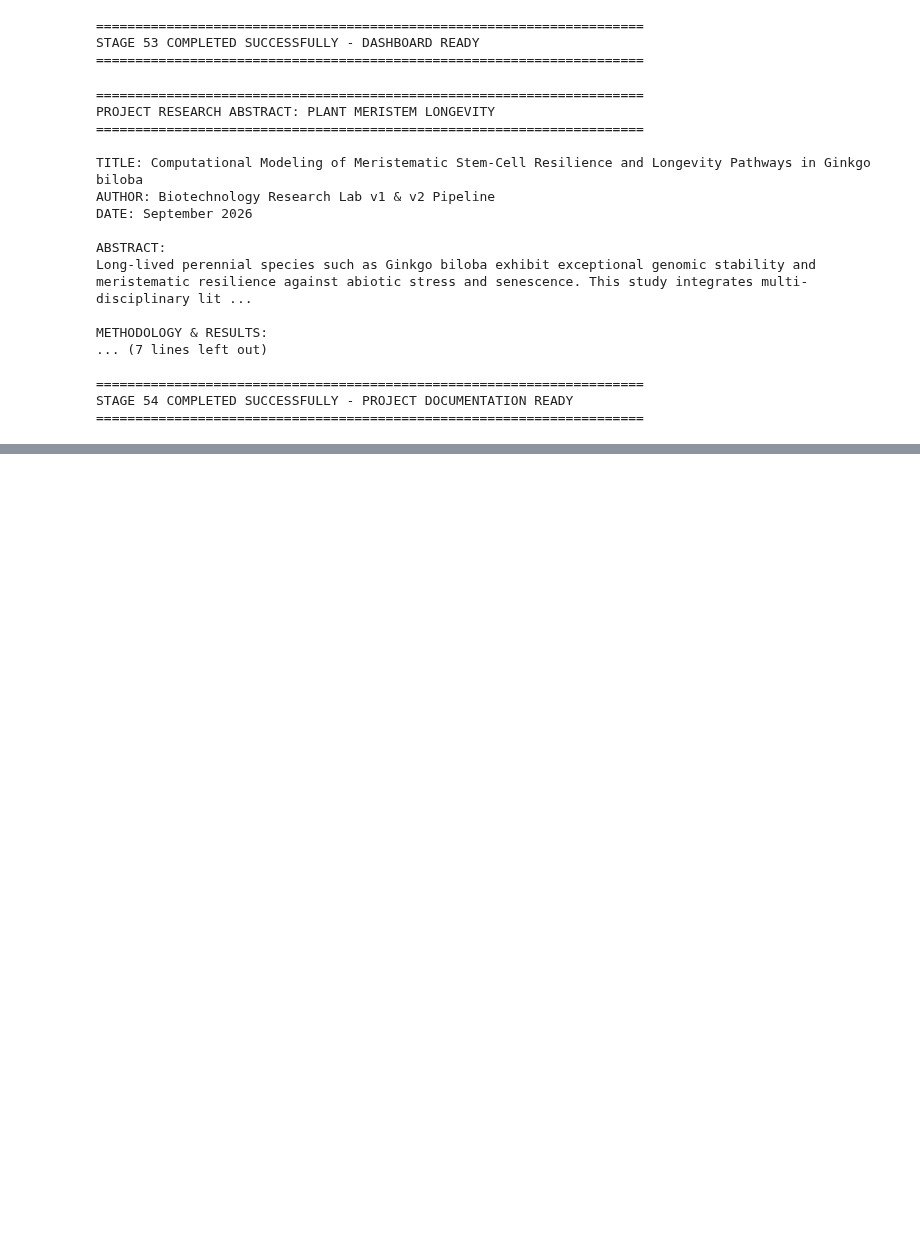
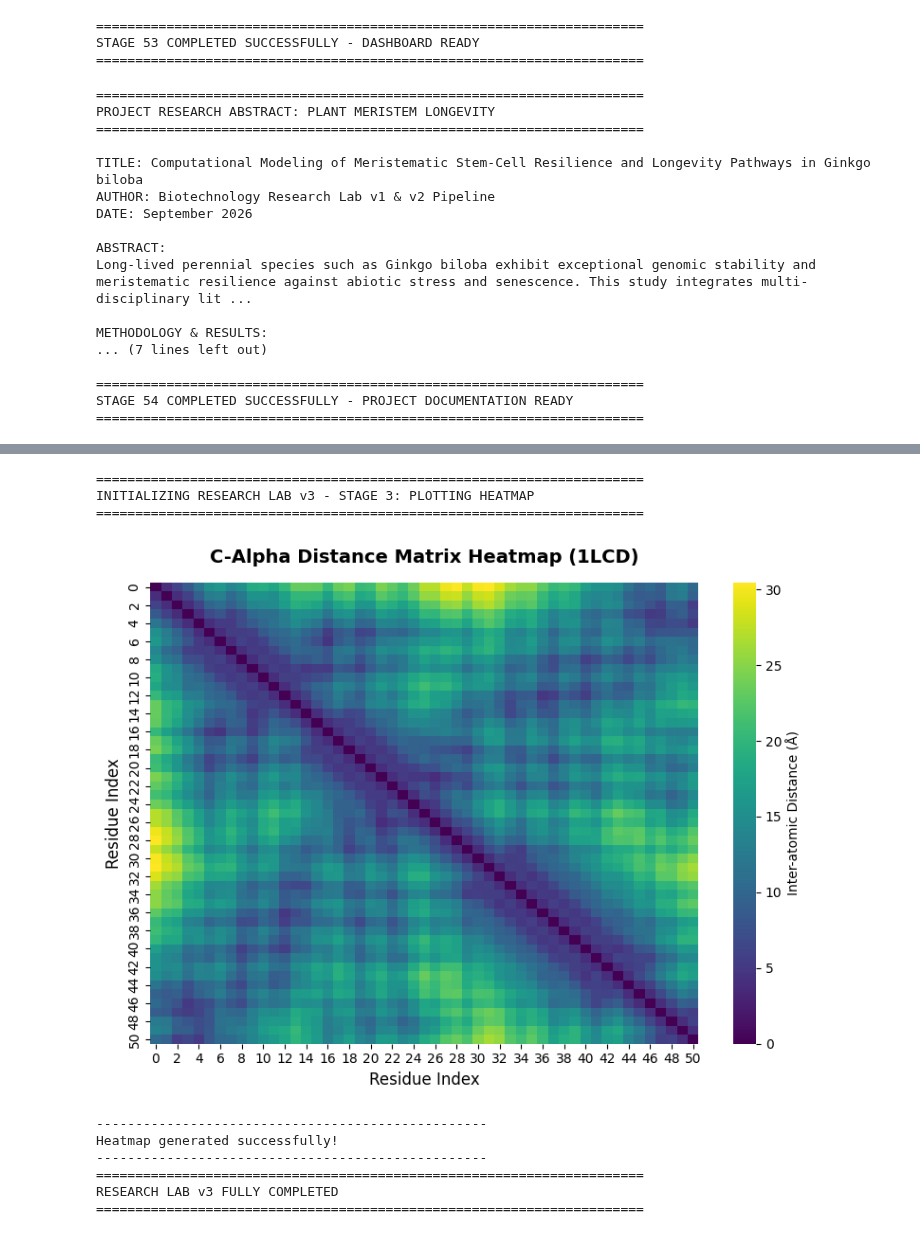
Before and after one commit to riddhikad9b-ux/Plant-Meristem-Longevity-Research-, a Jupyter notebook: Plant_Meristem_Longevity_Research_Lab_v1.ipynb, the cells around one changed output, grey strips where cells are left out. Saved outputs shown, nothing was run; the diff lists cells and outputs as text; code cells hidden in the pictures; blank space fills up the shorter version.

```diff
--- a/Plant_Meristem_Longevity_Research_Lab_v1.ipynb
+++ b/Plant_Meristem_Longevity_Research_Lab_v1.ipynb
@@ -4672,0 +4807,42 @@ STAGE 54 COMPLETED SUCCESSFULLY - PROJECT DOCUMENTATION READY
+# %%
+# ============================================================
+# RESEARCH LAB v3 - STAGE 3: HEATMAP VISUALIZATION
+# ============================================================
+
+import matplotlib.pyplot as plt
+import seaborn as sns
+
+print("=" * 70)
+print("INITIALIZING RESEARCH LAB v3 - STAGE 3: PLOTTING HEATMAP")
+print("=" * 70)
+
+# Set up the matplotlib figure
+plt.figure(figsize=(8, 6))
+
+# Plot the distance matrix heatmap using seaborn
+sns.heatmap(distance_matrix, cmap="viridis", cbar_kws={'label': 'Inter-atomic Distance (Å)'})
+
+plt.title(f"C-Alpha Distance Matrix Heatmap ({pdb_id})", fontsize=14, fontweight='bold', pad=15)
+plt.xlabel("Residue Index", fontsize=12)
+plt.ylabel("Residue Index", fontsize=12)
+
+plt.tight_layout()
+plt.show()
+
+print("-" * 50)
+print("Heatmap generated successfully!")
+print("-" * 50)
+print("=" * 70)
+print("RESEARCH LAB v3 FULLY COMPLETED")
+print("=" * 70)
+# %% [output]
+======================================================================
+INITIALIZING RESEARCH LAB v3 - STAGE 3: PLOTTING HEATMAP
+======================================================================
+[figure, added]
+--------------------------------------------------
+Heatmap generated successfully!
+--------------------------------------------------
+======================================================================
+RESEARCH LAB v3 FULLY COMPLETED
+======================================================================
```
Also changed, not shown: parts of 2 cells of this notebook.
